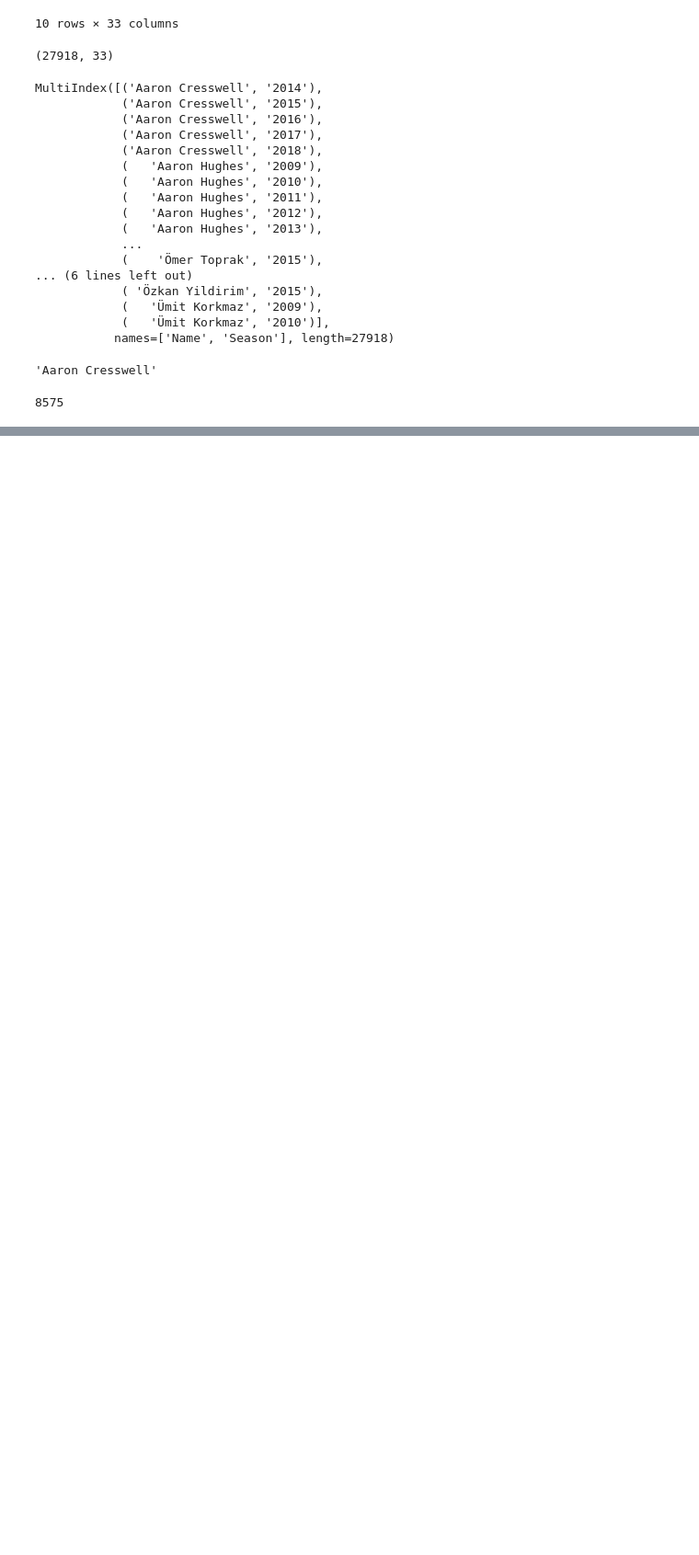
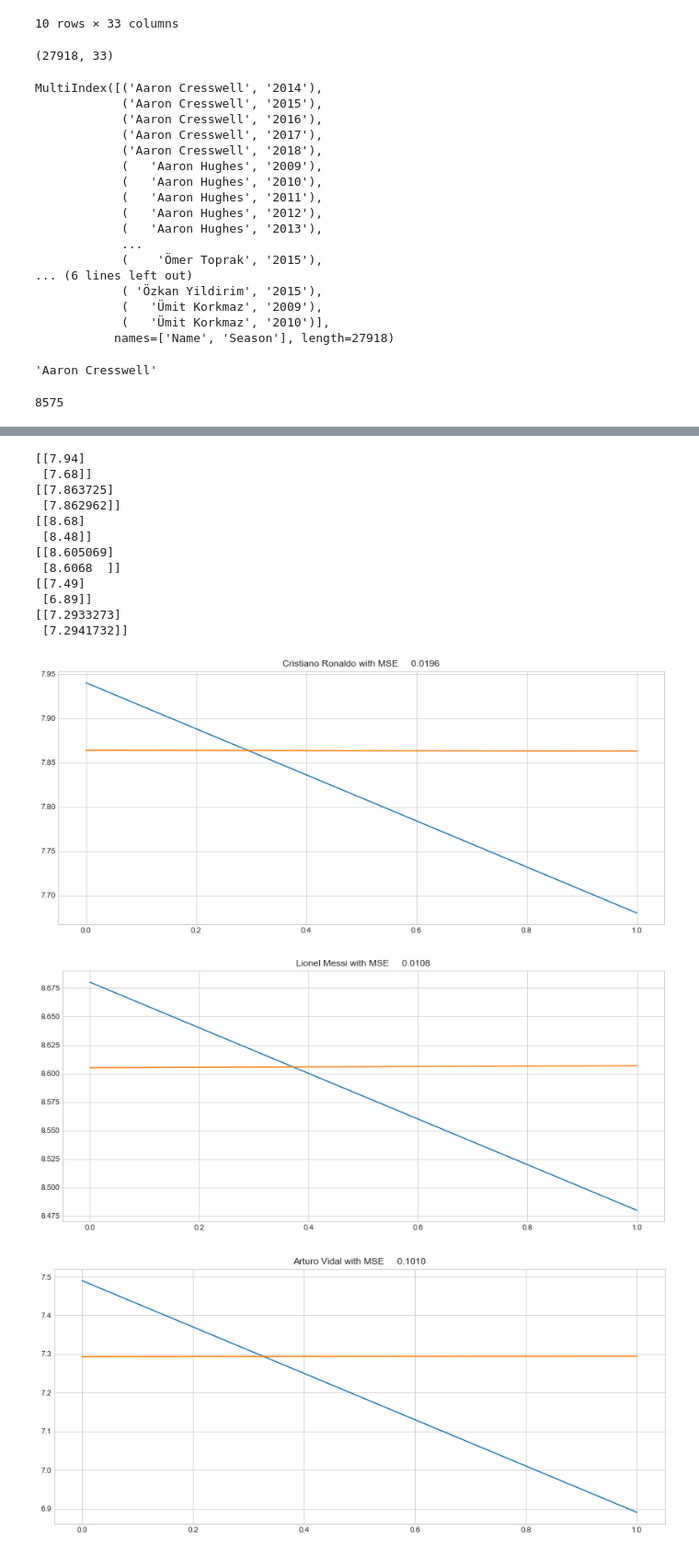
Before and after one commit to Suwadith/Winning-Eleven-Scout-Evaluation-and-Analysis-to-Enhance-Football-Player-Recommendations-ML-Flask, a Jupyter notebook: Analysis/2. Analyzing Player Performances.ipynb, the cells around one changed output, grey strips where cells are left out. Shown: that part at 92% size. Drawn from its saved outputs; the diff is of its cells as text; code cells hidden in the pictures; blank space fills up the shorter version.

```diff
--- a/Analysis/2. Analyzing Player Performances.ipynb
+++ b/Analysis/2. Analyzing Player Performances.ipynb
@@ -624,0 +1042,25 @@ decadeOfPLayerDf
+# %%
+%%time
+# The LSTM architecture
+regressor = Sequential()
+# First LSTM layer with Dropout regularisation
+regressor.add(LSTM(units=50, return_sequences=True, input_shape=(X_train.shape[1],1)))
+regressor.add(Dropout(0.2))
+# Second LSTM layer
+regressor.add(LSTM(units=50, return_sequences=True))
+regressor.add(Dropout(0.2))
+# Third LSTM layer
+regressor.add(LSTM(units=50, return_sequences=True))
+regressor.add(Dropout(0.5))
+# Fourth LSTM layer
+regressor.add(LSTM(units=50))
+regressor.add(Dropout(0.5))
+# The output layer
+regressor.add(Dense(units=1))
+
+# Compiling the RNN
+regressor.compile(optimizer='rmsprop', loss='mean_squared_error')
+# Fitting to the training set
+for i in stockList:
+    print("Fitting to", i)
+    regressor.fit(trainset[i]["X"], trainset[i]["y"], epochs=10, batch_size=200)
@@ -624,0 +1085,32 @@ decadeOfPLayerDf
+# %%
+pred_result = {}
+for i in playerList:
+    y_true = scaler[i].inverse_transform(testset[i]["y"].reshape(-1,1))
+    y_pred = scaler[i].inverse_transform(regressor.predict(testset[i]["X"]))
+    MSE = mean_squared_error(y_true, y_pred)
+    pred_result[i] = {}
+    pred_result[i]["True"] = y_true
+    pred_result[i]["Pred"] = y_pred
+
+    plt.figure(figsize=(14,6))
+    plt.title("{} with MSE {:10.4f}".format(i,MSE))
+    plt.plot(y_true)
+    plt.plot(y_pred)
+    print(y_true)
+    print(y_pred)
+# %% [output]
+[[7.94]
+ [7.68]]
+[[7.863725]
+ [7.862962]]
+[[8.68]
+ [8.48]]
+[[8.605069]
+ [8.6068  ]]
+[[7.49]
+ [6.89]]
+[[7.2933273]
+ [7.2941732]]
+[figure, added]
+[figure, added]
+[figure, added]
```
Also changed, not shown: parts of 36 cells of this notebook.
